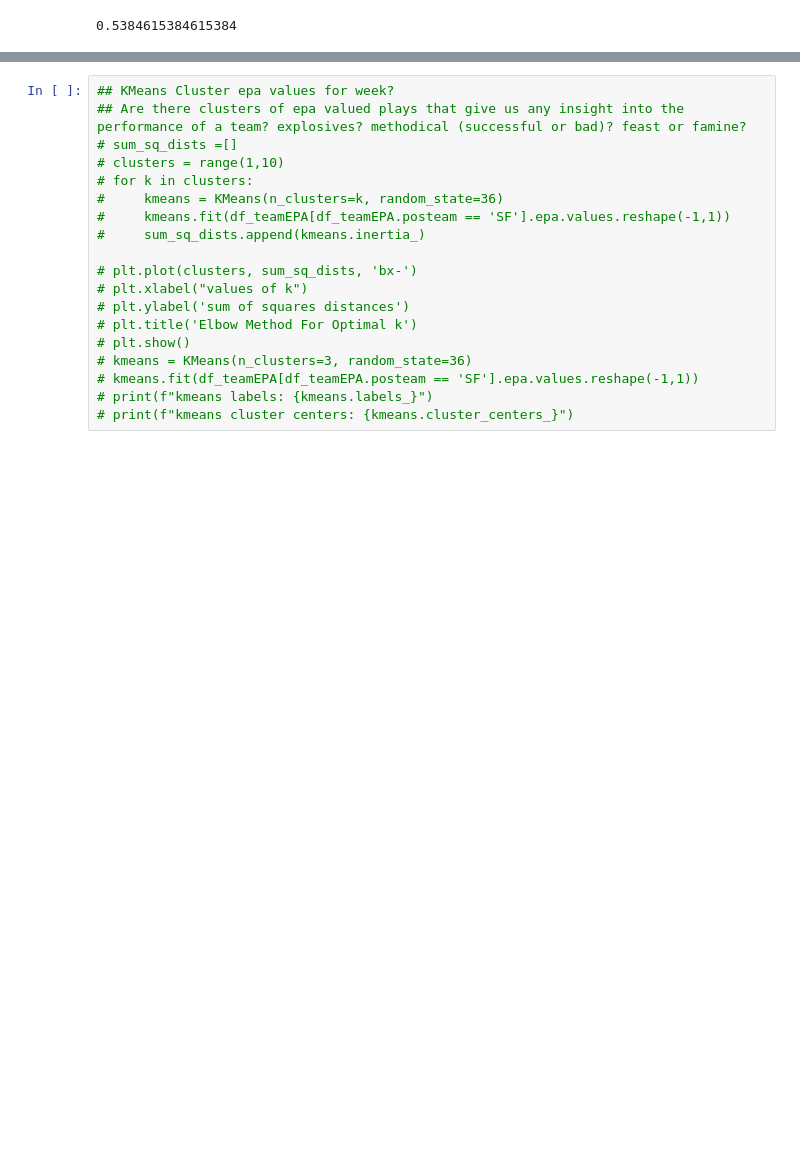
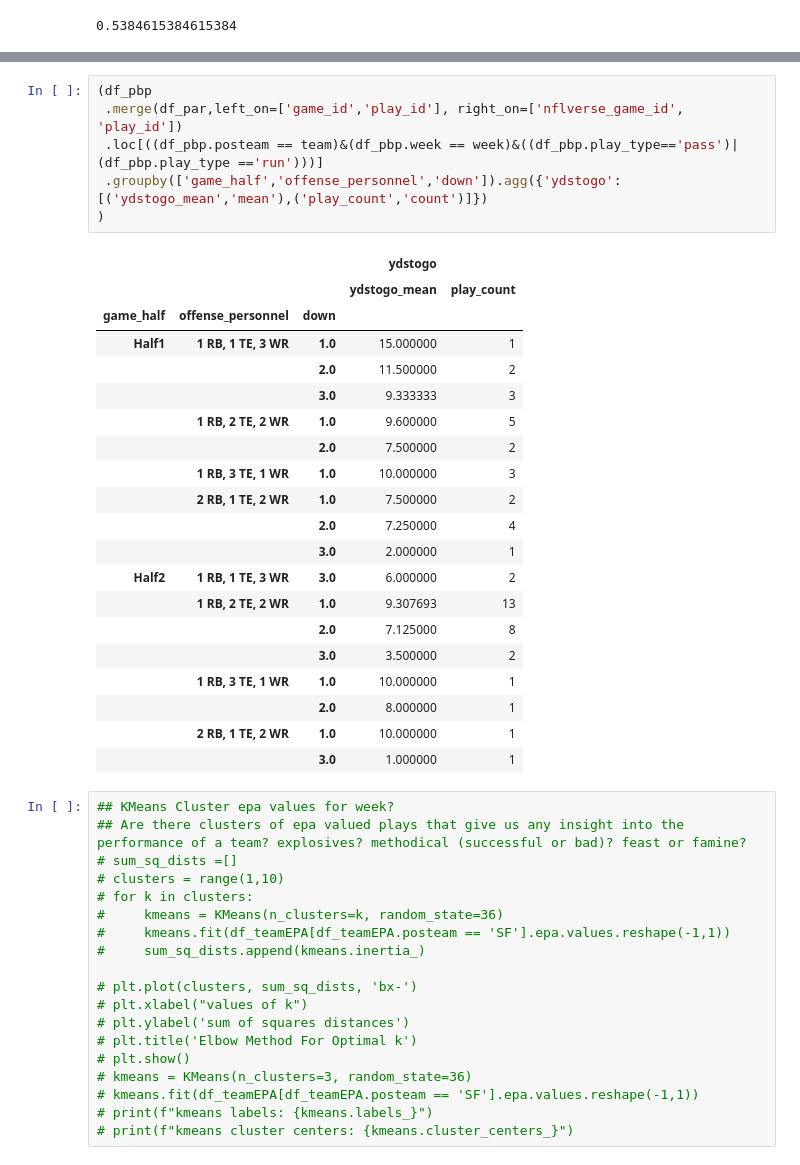
Before and after one commit to keeganheilman/nfl-charts, a Jupyter notebook: explosive_ratio.ipynb, the cells around one changed output, grey strips where cells are left out. Cells and saved outputs as stored; diff of their text form; blank space fills up the shorter version.

```diff
--- a/explosive_ratio.ipynb
+++ b/explosive_ratio.ipynb
@@ -551,3 +581,30 @@ df_team_week.success.mean()
+# %%
+(df_pbp
+ .merge(df_par,left_on=['game_id','play_id'], right_on=['nflverse_game_id', 'play_id'])
+ .loc[((df_pbp.posteam == team)&(df_pbp.week == week)&((df_pbp.play_type=='pass')|(df_pbp.play_type =='run')))]
+ .groupby(['game_half','offense_personnel','down']).agg({'ydstogo':[('ydstogo_mean','mean'),('play_count','count')]})
+)
+# %% [output]
+|  |  |  | ydstogo |  |
+|  |  |  | ydstogo_mean | play_count |
+| game_half | offense_personnel | down |  |  |
+| Half1 | 1 RB, 1 TE, 3 WR | 1.0 | 15.000000 | 1 |
+|  |  | 2.0 | 11.500000 | 2 |
+|  |  | 3.0 | 9.333333 | 3 |
+|  | 1 RB, 2 TE, 2 WR | 1.0 | 9.600000 | 5 |
+|  |  | 2.0 | 7.500000 | 2 |
+|  | 1 RB, 3 TE, 1 WR | 1.0 | 10.000000 | 3 |
+|  | 2 RB, 1 TE, 2 WR | 1.0 | 7.500000 | 2 |
+|  |  | 2.0 | 7.250000 | 4 |
+|  |  | 3.0 | 2.000000 | 1 |
+| Half2 | 1 RB, 1 TE, 3 WR | 3.0 | 6.000000 | 2 |
+|  | 1 RB, 2 TE, 2 WR | 1.0 | 9.307693 | 13 |
+|  |  | 2.0 | 7.125000 | 8 |
+|  |  | 3.0 | 3.500000 | 2 |
+|  | 1 RB, 3 TE, 1 WR | 1.0 | 10.000000 | 1 |
+|  |  | 2.0 | 8.000000 | 1 |
+|  | 2 RB, 1 TE, 2 WR | 1.0 | 10.000000 | 1 |
+|  |  | 3.0 | 1.000000 | 1 |
 # %%
 ## KMeans Cluster epa values for week?
 ## Are there clusters of epa valued plays that give us any insight into the performance of a team? explosives? methodical (successful or bad)? feast or famine?
```
Also changed, not shown: parts of 4 cells of this notebook.
